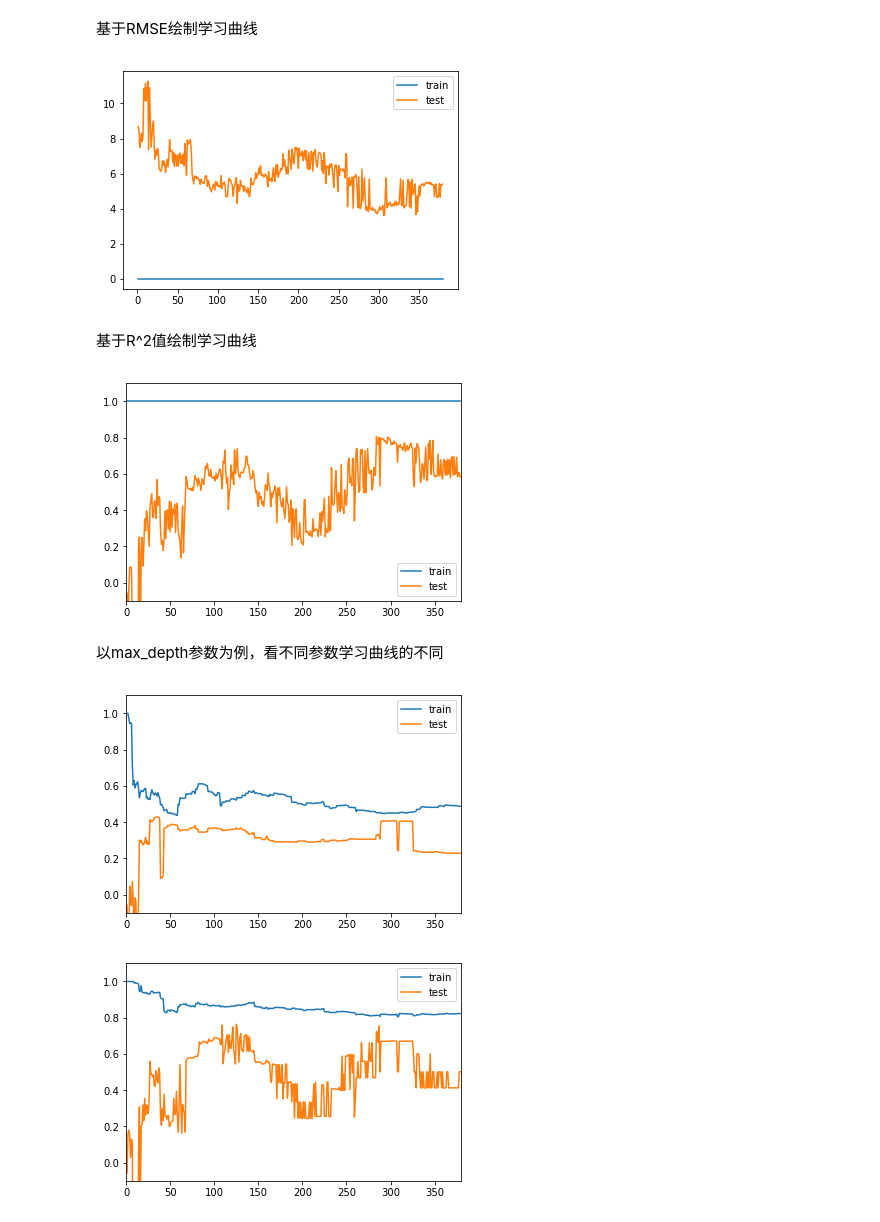
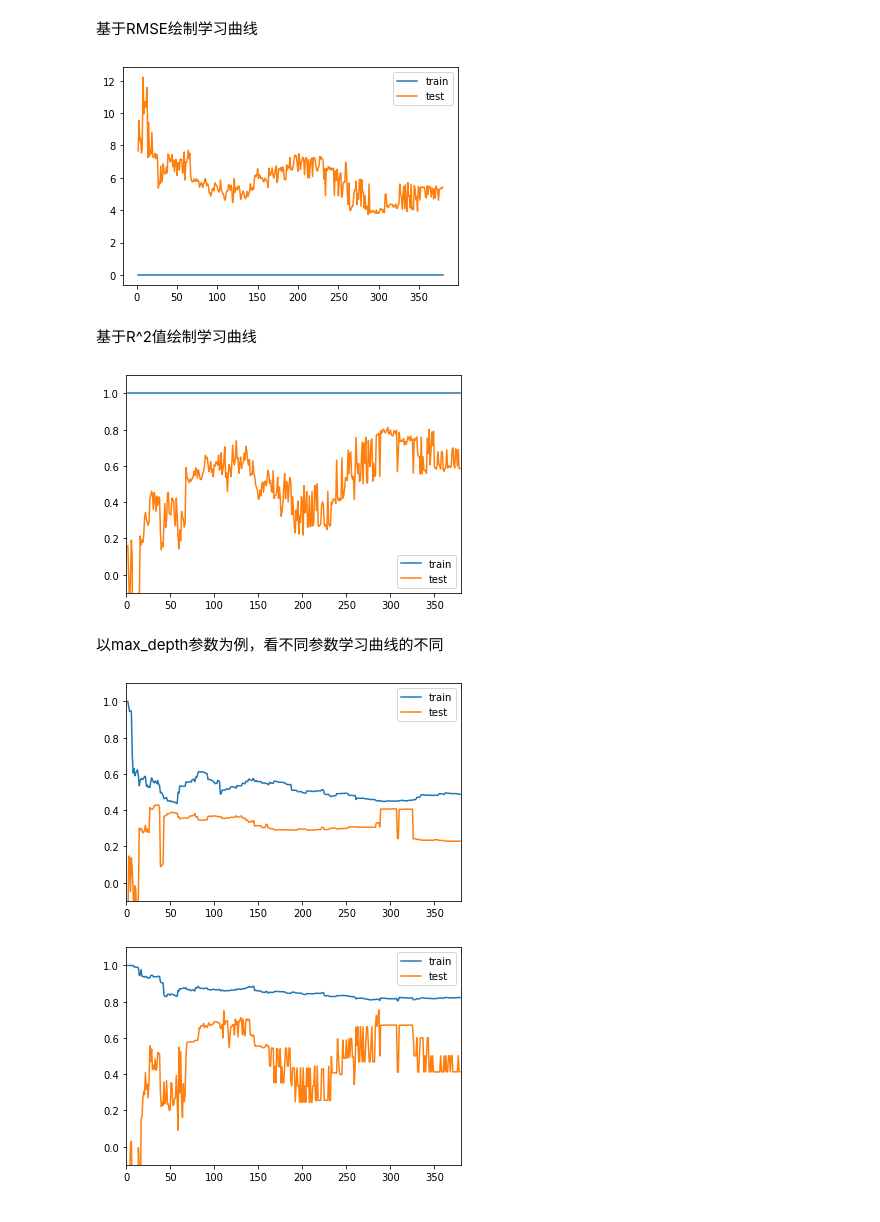
Before and after one commit to liuyubobobo/Play-with-Machine-Learning-Algorithms, a Jupyter notebook: 12-Decision-Tree/Optional-01-Learning-Curve-for-Decision-Tree/Optional-01-Learning-Curve-for-Decision-Tree.ipynb, the cells around one changed output. Drawn from its saved outputs; the diff is of its cells as text; code cells hidden in the pictures.

```diff
--- a/12-Decision-Tree/Optional-01-Learning-Curve-for-Decision-Tree/Optional-01-Learning-Curve-for-Decision-Tree.ipynb
+++ b/12-Decision-Tree/Optional-01-Learning-Curve-for-Decision-Tree/Optional-01-Learning-Curve-for-Decision-Tree.ipynb
@@ -24,7 +24,7 @@ from sklearn.metrics import mean_squared_error
 def plot_learning_curve(algo, X_train, X_test, y_train, y_test):
     train_score = []
     test_score = []
-    for i in range(1, len(X_train)+1):
+    for i in range(2, len(X_train)+1):
         algo.fit(X_train[:i], y_train[:i])
 
         y_train_predict = algo.predict(X_train[:i])
@@ -33,54 +33,54 @@ def plot_learning_curve(algo, X_train, X_test, y_train, y_test):
         y_test_predict = algo.predict(X_test)
         test_score.append(mean_squared_error(y_test, y_test_predict))
 
-    plt.plot([i for i in range(1, len(X_train)+1)],
+    plt.plot([i for i in range(2, len(X_train)+1)],
                                np.sqrt(train_score), label="train")
-    plt.plot([i for i in range(1, len(X_train)+1)],
+    plt.plot([i for i in range(2, len(X_train)+1)],
                                np.sqrt(test_score), label="test")
     plt.legend()
     plt.show()
 
 plot_learning_curve(DecisionTreeRegressor(), X_train, X_test, y_train, y_test)
 # %% [output]
-[figure, old version]
+[figure, new version]
 # %% [markdown]
 基于R^2值绘制学习曲线
 # %%
 from sklearn.metrics import r2_score
 
 def plot_learning_curve_r2(algo, X_train, X_test, y_train, y_test):
     train_score = []
     test_score = []
-    for i in range(1, len(X_train)+1):
+    for i in range(2, len(X_train)+1):
         algo.fit(X_train[:i], y_train[:i])
 
         y_train_predict = algo.predict(X_train[:i])
         train_score.append(r2_score(y_train[:i], y_train_predict))
 
         y_test_predict = algo.predict(X_test)
         test_score.append(r2_score(y_test, y_test_predict))
 
-    plt.plot([i for i in range(1, len(X_train)+1)],
+    plt.plot([i for i in range(2, len(X_train)+1)],
                                train_score, label="train")
-    plt.plot([i for i in range(1, len(X_train)+1)],
+    plt.plot([i for i in range(2, len(X_train)+1)],
                                test_score, label="test")
     plt.legend()
     plt.axis([0, len(X_train)+1, -0.1, 1.1])
     plt.show()
 
 plot_learning_curve_r2(DecisionTreeRegressor(), X_train, X_test, y_train, y_test)
 # %% [output]
-[figure, old version]
+[figure, new version]
 # %% [markdown]
 以max_depth参数为例，看不同参数学习曲线的不同
 # %%
 plot_learning_curve_r2(DecisionTreeRegressor(max_depth=1), X_train, X_test, y_train, y_test)
 # %% [output]
-[figure, old version]
+[figure, new version]
 # %%
 plot_learning_curve_r2(DecisionTreeRegressor(max_depth=3), X_train, X_test, y_train, y_test)
 # %% [output]
-[figure, old version]
+[figure, new version]
 # %%
 plot_learning_curve_r2(DecisionTreeRegressor(max_depth=5), X_train, X_test, y_train, y_test)
 # %% [output]
```
Also changed, not shown: parts of 2 cells of this notebook.
